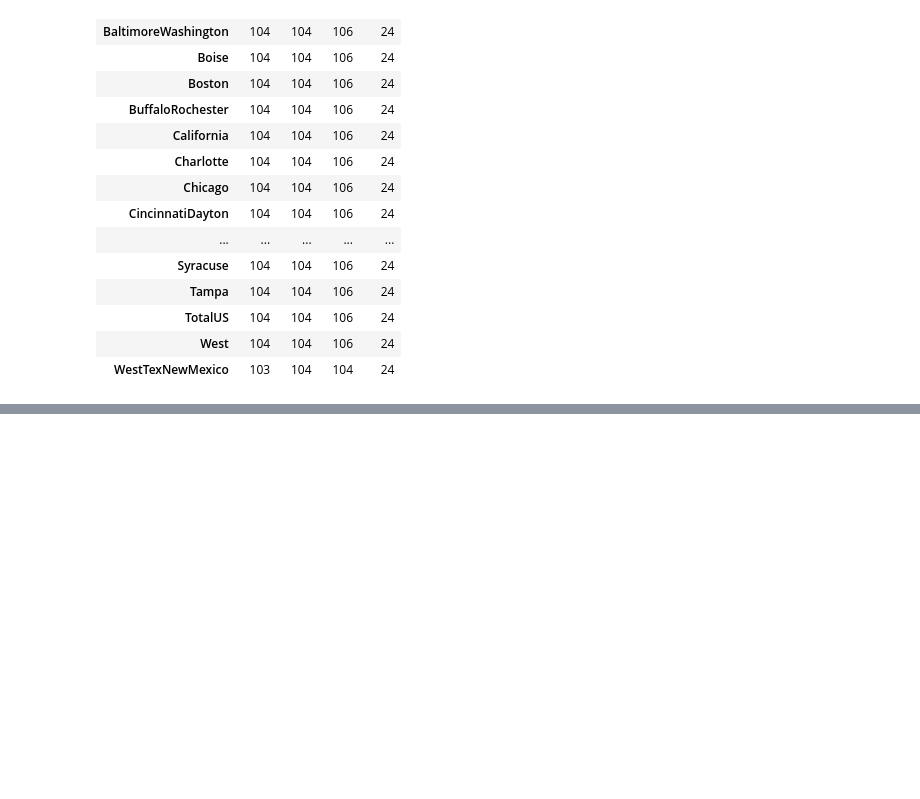
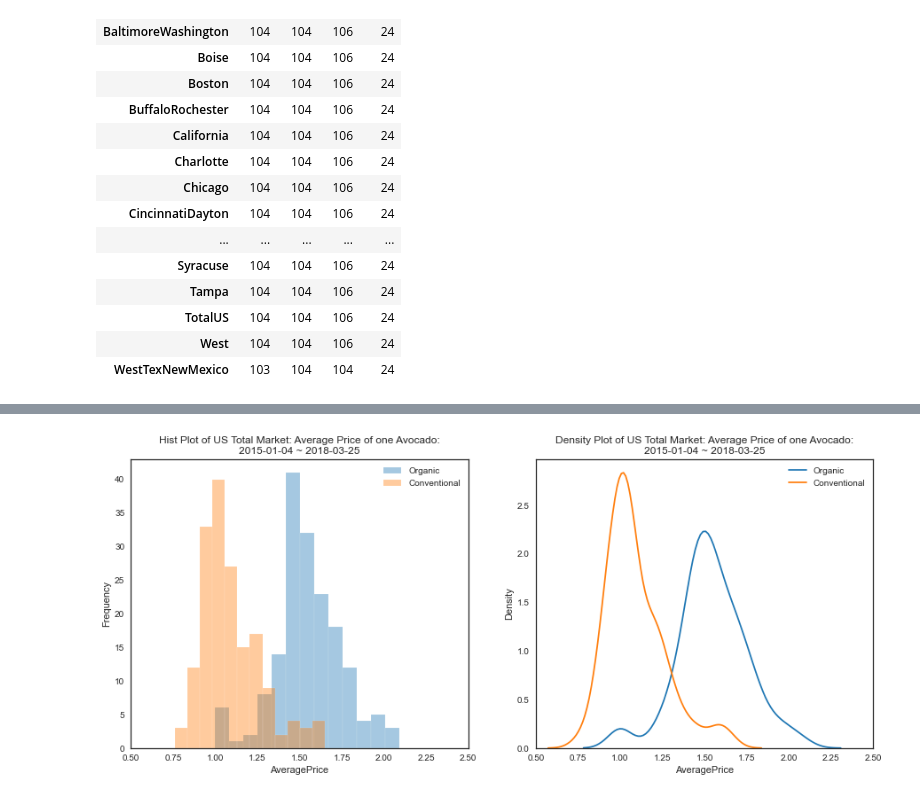
Before and after one commit to RLIProject/Time-Series-Prediction-Model-Pricing, a Jupyter notebook: AvocadoCode.ipynb, the cells around one changed output, grey strips where cells are left out. Saved outputs shown, nothing was run; the diff lists cells and outputs as text; code cells hidden in the pictures; blank space fills up the shorter version.

```diff
--- a/AvocadoCode.ipynb
+++ b/AvocadoCode.ipynb
@@ -282,0 +329,41 @@ array(['Albany', 'Atlanta', 'BaltimoreWashington', 'Boise', 'Boston',
+# %%
+# split data by type
+org=df_US[df_US['type']=='organic']
+con=df_US[df_US['type']=='conventional']
+# %%
+
+fig, axarr = plt.subplots(1, 2, figsize=(15, 6))
+axarr[0].title.set_text('Hist Plot of US Total Market: Average Price of one Avocado:\n' +date_range)
+
+# hist plot
+sns.distplot(org['AveragePrice'],
+             kde = False,
+             label='Organic',
+             ax=axarr[0])
+sns.distplot(con['AveragePrice'],
+             kde = False,
+             label='Conventional',
+             ax=axarr[0])
+axarr[0].legend()
+axarr[0].set_ylabel('Frequency')
+axarr[0].set_xlim([0.5, 2.5])
+
+# density plot
+axarr[1].title.set_text('Density Plot of US Total Market: Average Price of one Avocado:\n' +date_range)
+
+sns.distplot(org['AveragePrice'],
+             hist=False,
+             kde = True,
+             label='Organic',
+             ax=axarr[1])
+sns.distplot(con['AveragePrice'],
+             hist=False,
+             kde = True,
+             label='Conventional',
+             ax=axarr[1])
+axarr[1].legend()
+axarr[1].set_ylabel('Density')
+axarr[1].set_xlim([0.5, 2.5])
+plt.show()
+# %% [output]
+[figure, added]
```
Also changed, not shown: parts of 42 cells of this notebook.
